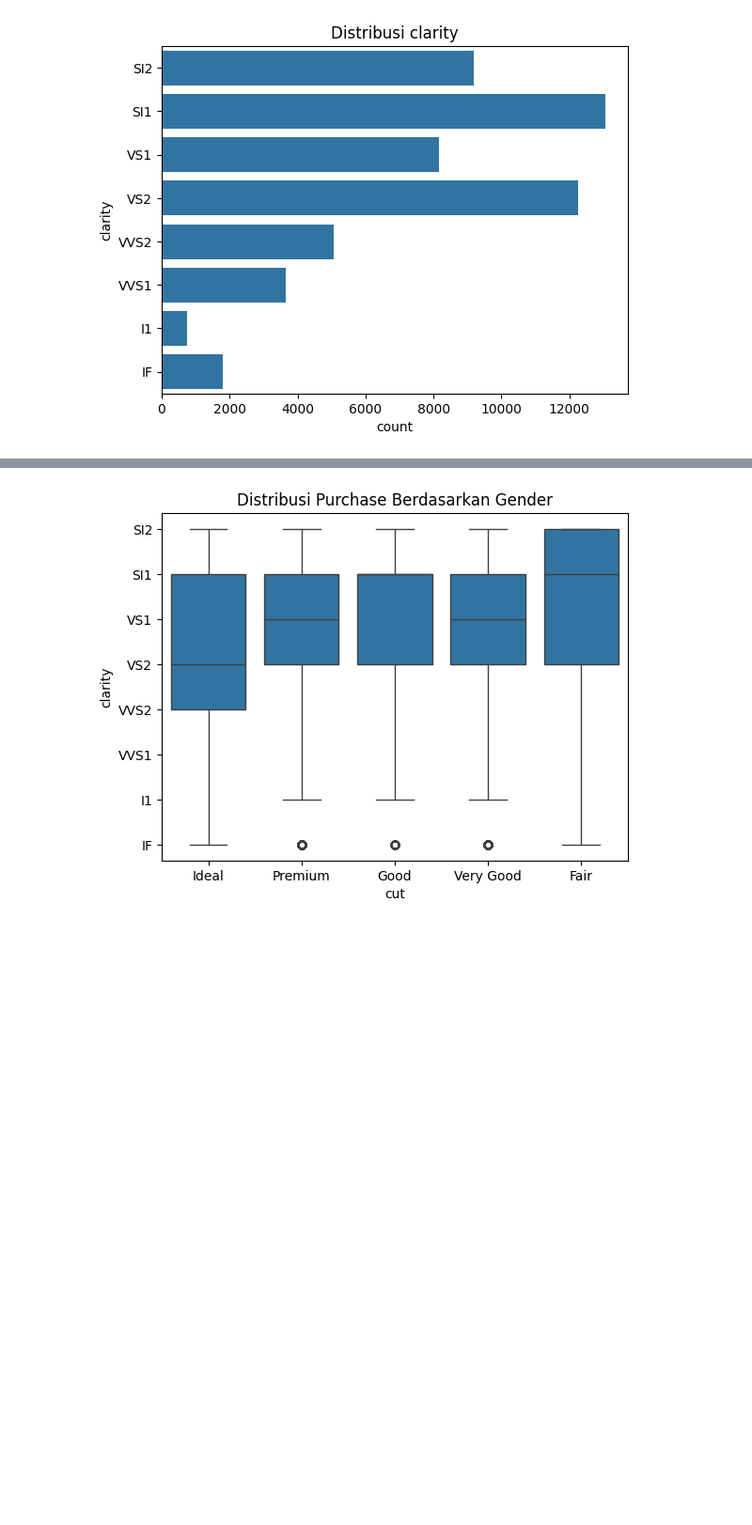
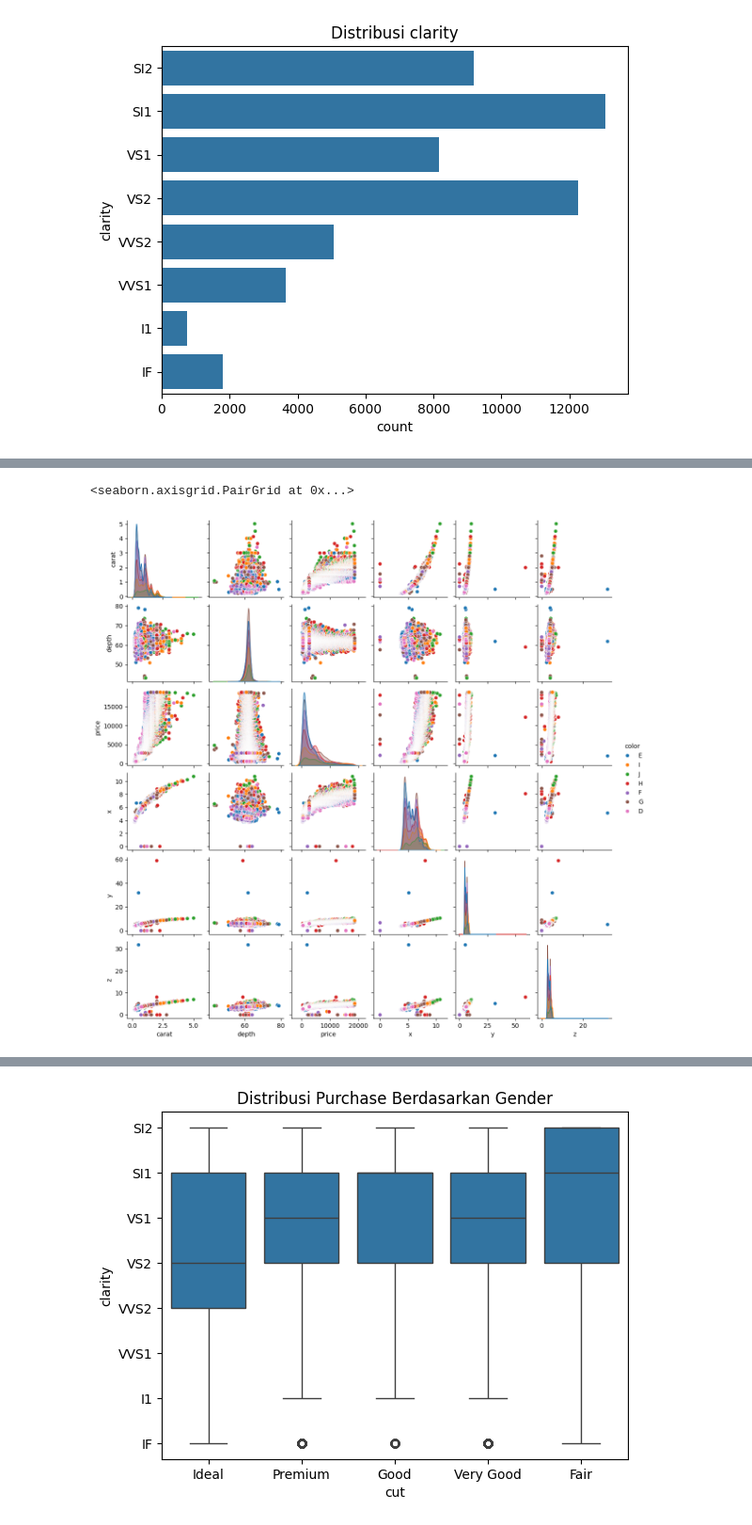
Before and after one commit to chocoricano/tugas-AI-EDA, a Jupyter notebook: Data analisis dan visualisasi.ipynb, the cells around one changed output, grey strips where cells are left out. Shown at 94% size. Saved outputs shown, nothing was run; the diff lists cells and outputs as text; code cells hidden in the pictures; blank space fills up the shorter version.

```diff
--- a/Data analisis dan visualisasi.ipynb
+++ b/Data analisis dan visualisasi.ipynb
@@ -80,0 +115,6 @@ disini saya melakukan checking terhadap data yang hilang dari dataset
+# %%
+sns.pairplot(data.drop(['table'], axis = 1),
+             hue='color', height=2)
+# %% [output]
+<seaborn.axisgrid.PairGrid at 0x...>
+[figure, added]
```
Also changed, not shown: parts of 18 cells of this notebook.
